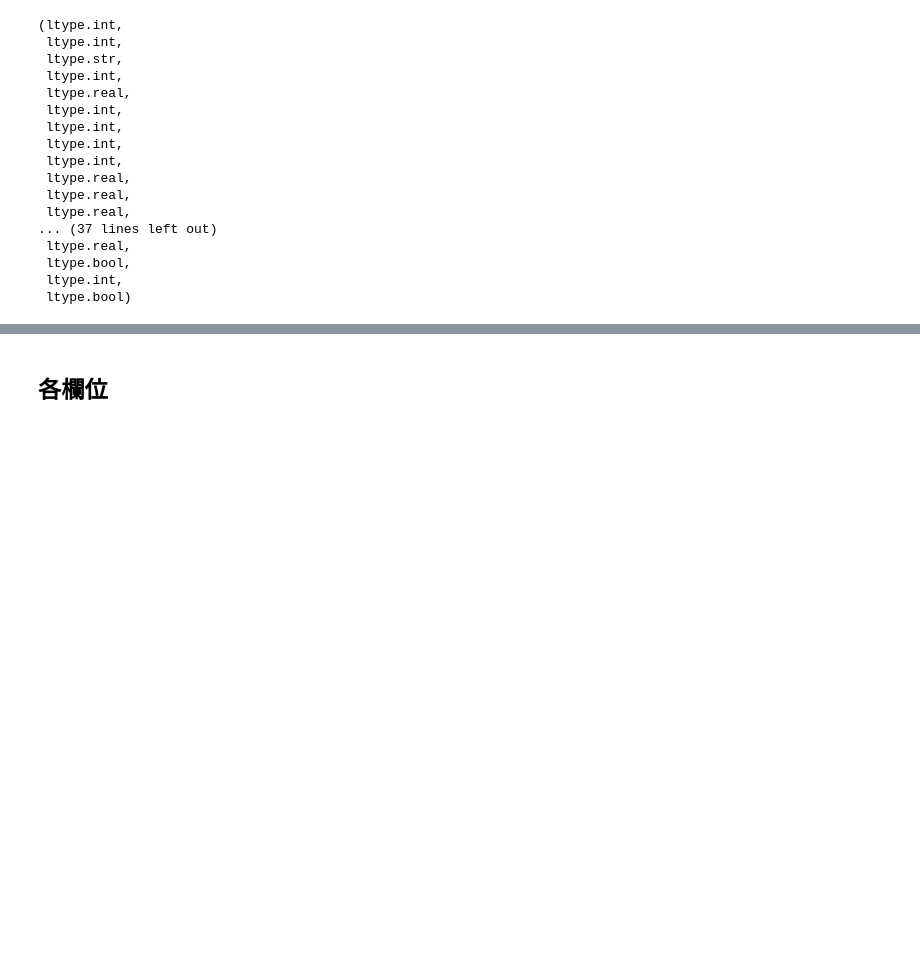
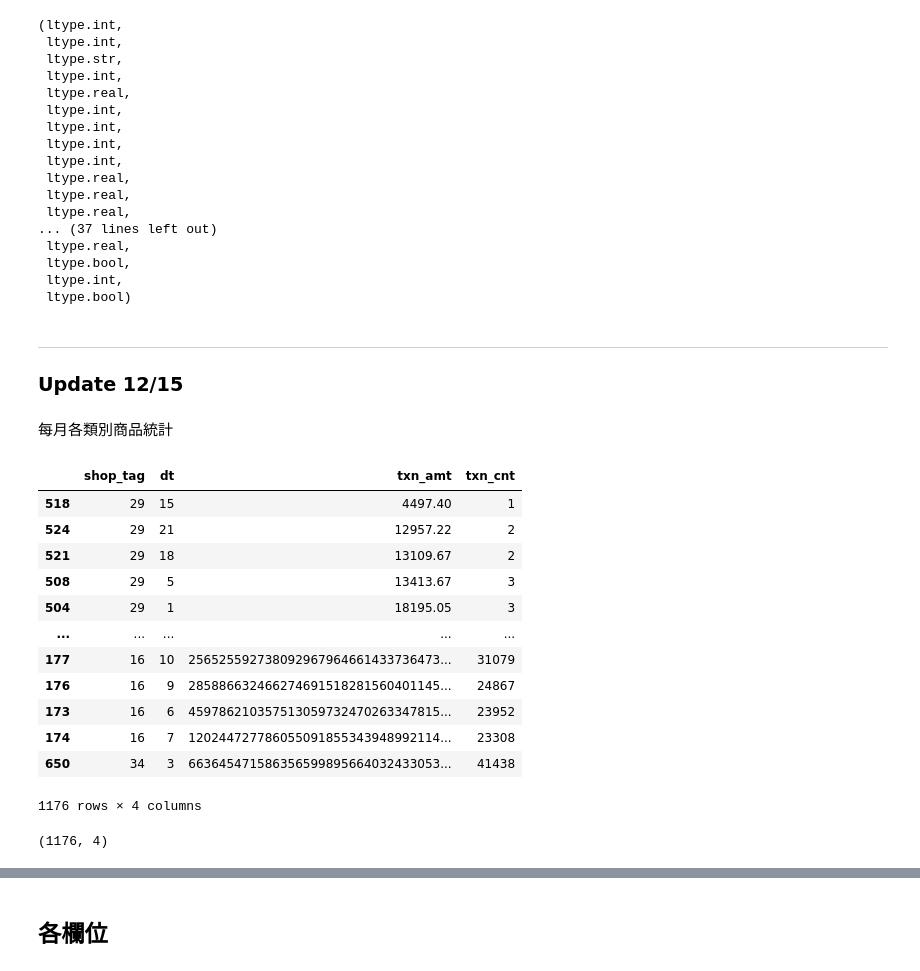
Before and after one commit to wwweiwei/TBrain-2021, a Jupyter notebook: EDA.ipynb, the cells around one changed output, grey strips where cells are left out. Cells and saved outputs as stored; diff of their text form; code cells hidden in the pictures; blank space fills up the shorter version.

```diff
--- a/EDA.ipynb
+++ b/EDA.ipynb
@@ -76,3 +76,6 @@ data.ltypes
  ltype.bool,
  ltype.int,
  ltype.bool)
+# %% [markdown]
+---
+### Update 12/15
@@ -78,0 +84,24 @@ data.ltypes
+# %% [markdown]
+每月各類別商品統計
+# %%
+data_txn_amt = data[:, [sum(f.txn_amt), count(f.txn_cnt)], by('shop_tag', 'dt')].to_pandas()
+data_txn_amt = data_txn_amt.sort_values(by=['txn_amt'])
+data_txn_amt
+# %% [output]
+|  | shop_tag | dt | txn_amt | txn_cnt |
+| 518 | 29 | 15 | 4497.40 | 1 |
+| 524 | 29 | 21 | 12957.22 | 2 |
+| 521 | 29 | 18 | 13109.67 | 2 |
+| 508 | 29 | 5 | 13413.67 | 3 |
+| 504 | 29 | 1 | 18195.05 | 3 |
+| ... | ... | ... | ... | ... |
+| 177 | 16 | 10 | 256525592738092967964661433736473... | 31079 |
+| 176 | 16 | 9 | 285886632466274691518281560401145... | 24867 |
+| 173 | 16 | 6 | 459786210357513059732470263347815... | 23952 |
+| 174 | 16 | 7 | 120244727786055091855343948992114... | 23308 |
+| 650 | 34 | 3 | 663645471586356599895664032433053... | 41438 |
+1176 rows × 4 columns
+# %%
+data_txn_amt.shape
+# %% [output]
+(1176, 4)
```
Also changed, not shown: parts of 13 cells of this notebook.
